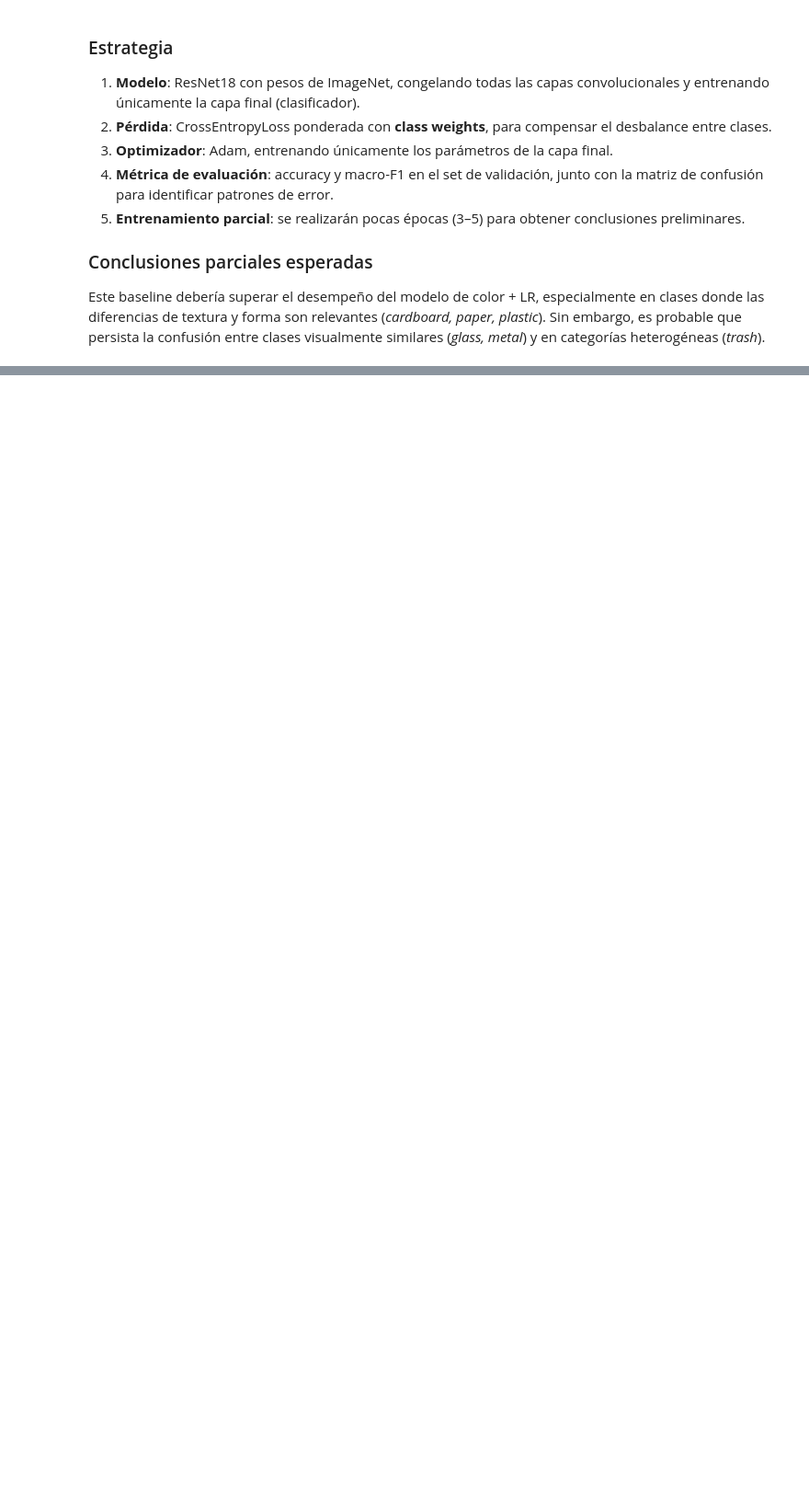
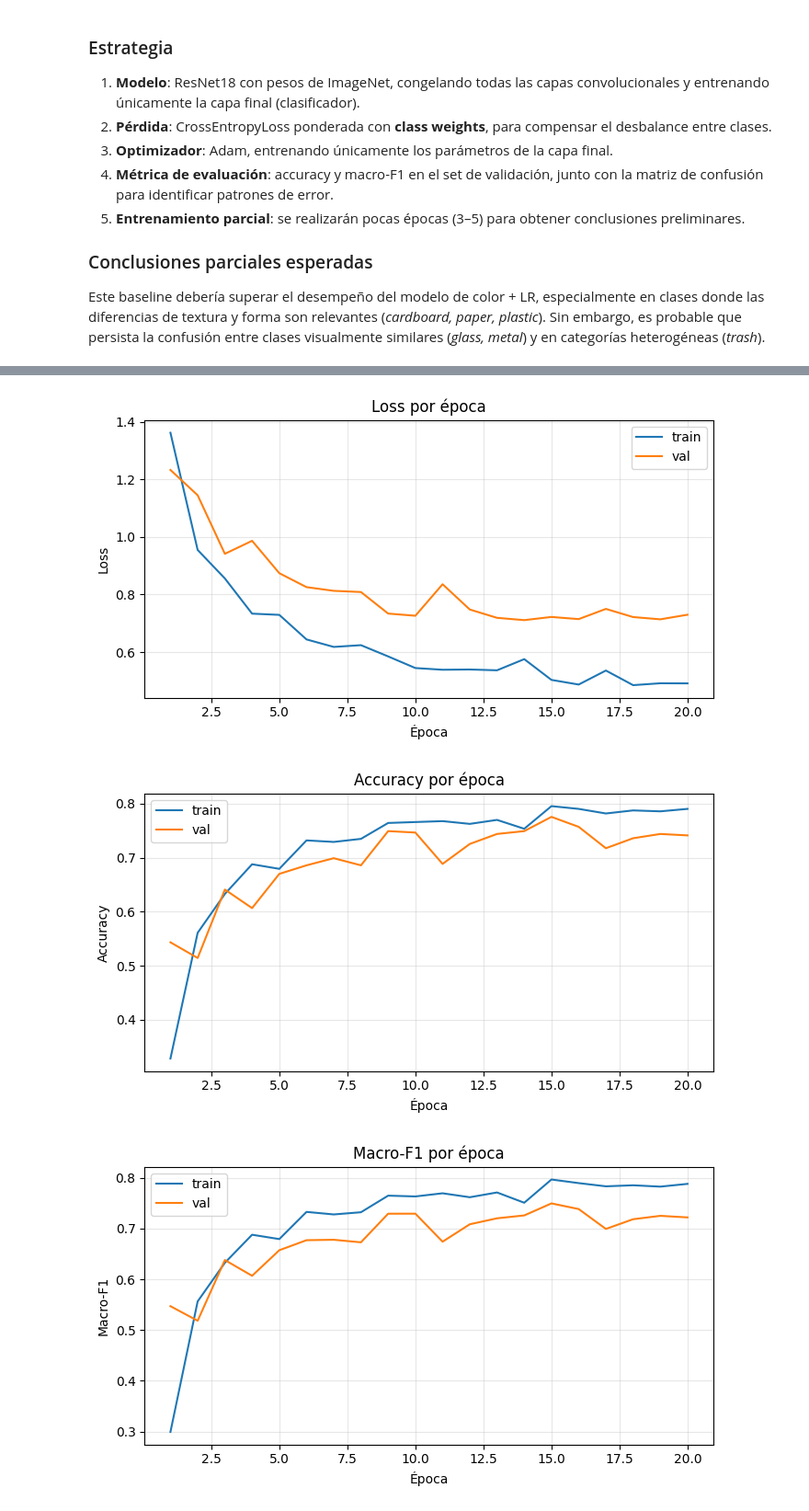
Before and after one commit to emiliano-ipa/CEIA-vpc2, a Jupyter notebook: 02_vpc2-baseline-modelo-trashnet.ipynb, the cells around one changed output, grey strips where cells are left out. Shown at 92% size. Saved outputs shown, nothing was run; the diff lists cells and outputs as text; code cells hidden in the pictures; blank space fills up the shorter version.

```diff
--- a/02_vpc2-baseline-modelo-trashnet.ipynb
+++ b/02_vpc2-baseline-modelo-trashnet.ipynb
@@ -598,3 +652,40 @@ Epoch 5/5
+# %%
+# Graficar resultados
+
+epochs = np.arange(1, len(history["train_loss"]) + 1)
+
+# 1) Loss
+plt.figure(figsize=(7,4))
+plt.plot(epochs, history["train_loss"], label="train")
+plt.plot(epochs, history["val_loss"],   label="val")
+plt.title("Loss por época")
+plt.xlabel("Época"); plt.ylabel("Loss"); plt.grid(True, alpha=0.3); plt.legend()
+plt.tight_layout();
+Path("artifacts").mkdir(exist_ok=True)
+plt.savefig("artifacts/curve_loss.png", dpi=140)
+plt.show()
+
+# 2) Accuracy
+plt.figure(figsize=(7,4))
+plt.plot(epochs, history["train_acc"], label="train")
+plt.plot(epochs, history["val_acc"],   label="val")
+plt.title("Accuracy por época")
+plt.xlabel("Época"); plt.ylabel("Accuracy"); plt.grid(True, alpha=0.3); plt.legend()
+plt.tight_layout(); plt.savefig("artifacts/curve_accuracy.png", dpi=140)
+plt.show()
+
+# 3) Macro-F1
+plt.figure(figsize=(7,4))
+plt.plot(epochs, history["train_f1"], label="train")
+plt.plot(epochs, history["val_f1"],   label="val")
+plt.title("Macro-F1 por época")
+plt.xlabel("Época"); plt.ylabel("Macro-F1"); plt.grid(True, alpha=0.3); plt.legend()
+plt.tight_layout(); plt.savefig("artifacts/curve_f1.png", dpi=140)
+plt.show()
+# %% [output]
+[figure, added]
+[figure, added]
+[figure, added]
 # %%
 # 5) Evaluación en test con el mejor checkpoint
 if best_state is not None:
```
Also changed, not shown: parts of 17 cells of this notebook.
